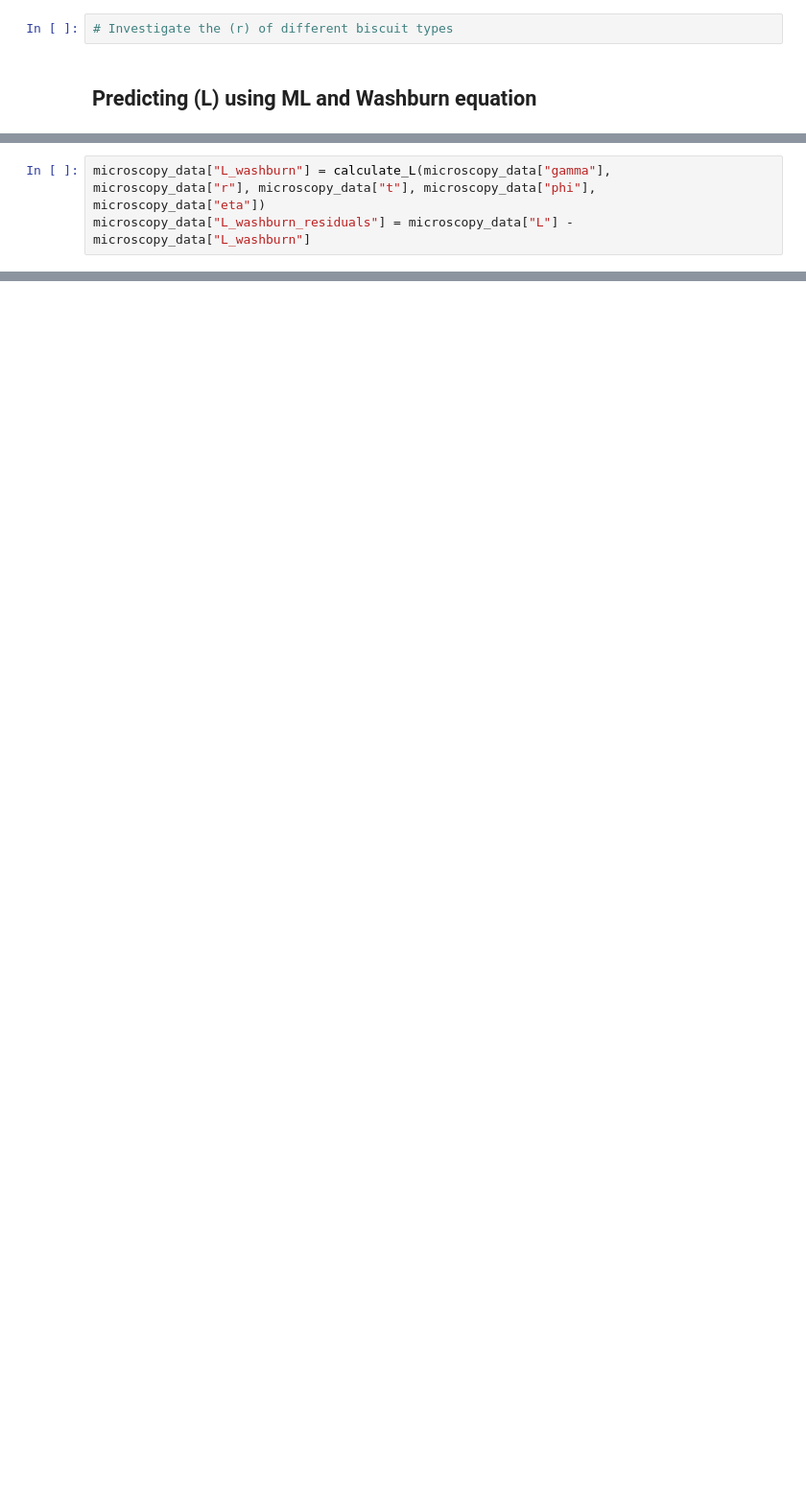
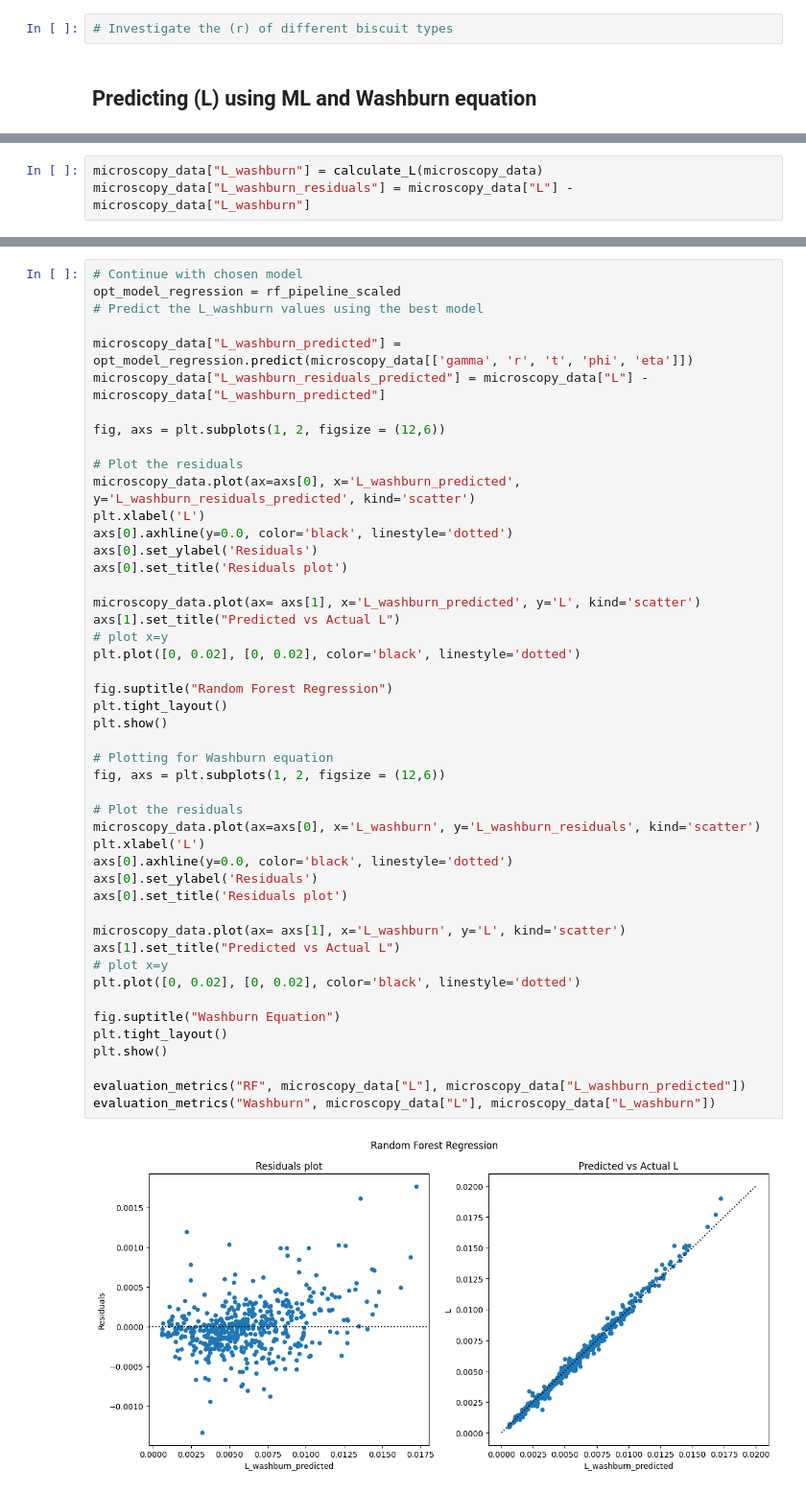
Before and after one commit to kon-218/biscuit_analysis, a Jupyter notebook: code.ipynb, the cells around one changed output, grey strips where cells are left out. Shown at 96% size. Saved outputs shown, nothing was run; the diff lists cells and outputs as text; blank space fills up the shorter version.

Commit message:
washburn vs regression

```diff
--- a/code.ipynb
+++ b/code.ipynb
@@ -217,3 +329,3 @@ def calculate_L(gamma, r, t, phi, eta):
 # %%
-microscopy_data["L_washburn"] = calculate_L(microscopy_data["gamma"], microscopy_data["r"], microscopy_data["t"], microscopy_data["phi"], microscopy_data["eta"])
+microscopy_data["L_washburn"] = calculate_L(microscopy_data)
 microscopy_data["L_washburn_residuals"] = microscopy_data["L"] - microscopy_data["L_washburn"]
@@ -219,0 +388,49 @@ microscopy_data["L_washburn_residuals"] = microscopy_data["L"] - microscopy_data
+# %%
+# Continue with chosen model
+opt_model_regression = rf_pipeline_scaled
+# Predict the L_washburn values using the best model
+
+microscopy_data["L_washburn_predicted"] = opt_model_regression.predict(microscopy_data[['gamma', 'r', 't', 'phi', 'eta']])
+microscopy_data["L_washburn_residuals_predicted"] = microscopy_data["L"] - microscopy_data["L_washburn_predicted"]
+
+fig, axs = plt.subplots(1, 2, figsize = (12,6))
+
+# Plot the residuals
+microscopy_data.plot(ax=axs[0], x='L_washburn_predicted', y='L_washburn_residuals_predicted', kind='scatter')
+plt.xlabel('L')
+axs[0].axhline(y=0.0, color='black', linestyle='dotted')
+axs[0].set_ylabel('Residuals')
+axs[0].set_title('Residuals plot')
+
+microscopy_data.plot(ax= axs[1], x='L_washburn_predicted', y='L', kind='scatter')
+axs[1].set_title("Predicted vs Actual L")
+# plot x=y
+plt.plot([0, 0.02], [0, 0.02], color='black', linestyle='dotted')
+
+fig.suptitle("Random Forest Regression")
+plt.tight_layout()
+plt.show()
+
+# Plotting for Washburn equation
+fig, axs = plt.subplots(1, 2, figsize = (12,6))
+
+# Plot the residuals
+microscopy_data.plot(ax=axs[0], x='L_washburn', y='L_washburn_residuals', kind='scatter')
+plt.xlabel('L')
+axs[0].axhline(y=0.0, color='black', linestyle='dotted')
+axs[0].set_ylabel('Residuals')
+axs[0].set_title('Residuals plot')
+
+microscopy_data.plot(ax= axs[1], x='L_washburn', y='L', kind='scatter')
+axs[1].set_title("Predicted vs Actual L")
+# plot x=y
+plt.plot([0, 0.02], [0, 0.02], color='black', linestyle='dotted')
+
+fig.suptitle("Washburn Equation")
+plt.tight_layout()
+plt.show()
+
+evaluation_metrics("RF", microscopy_data["L"], microscopy_data["L_washburn_predicted"])
+evaluation_metrics("Washburn", microscopy_data["L"], microscopy_data["L_washburn"])
+# %% [output]
+[figure, added]
```
Also changed, not shown: parts of 15 cells of this notebook, 1 other file.
